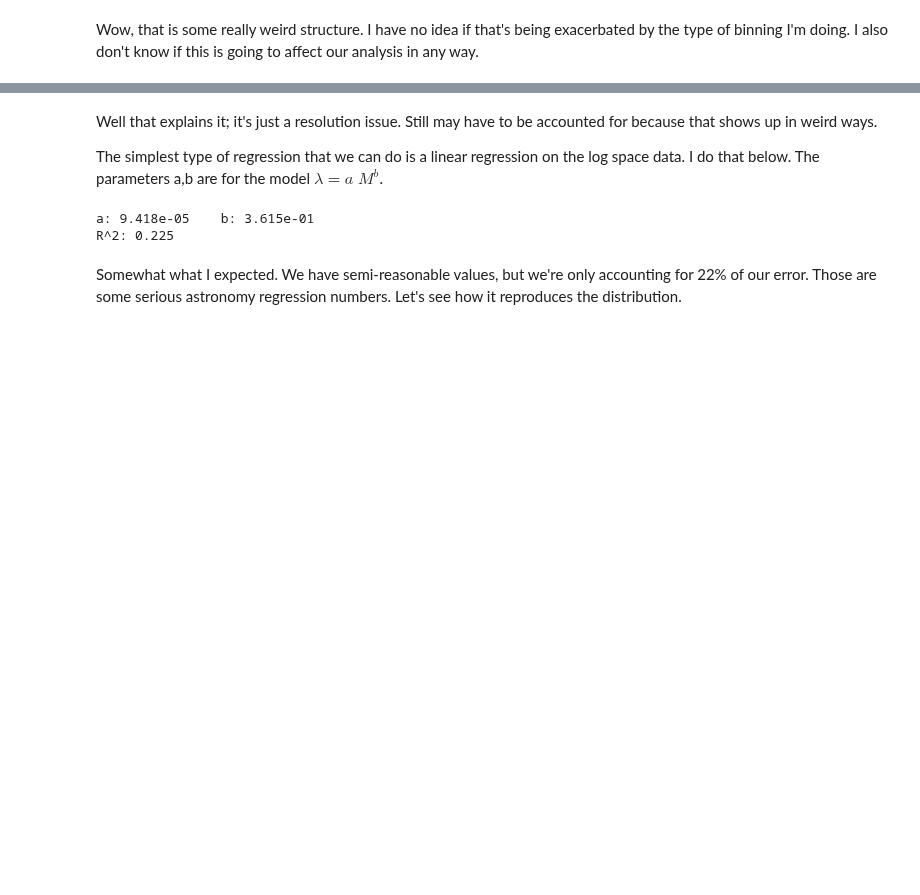
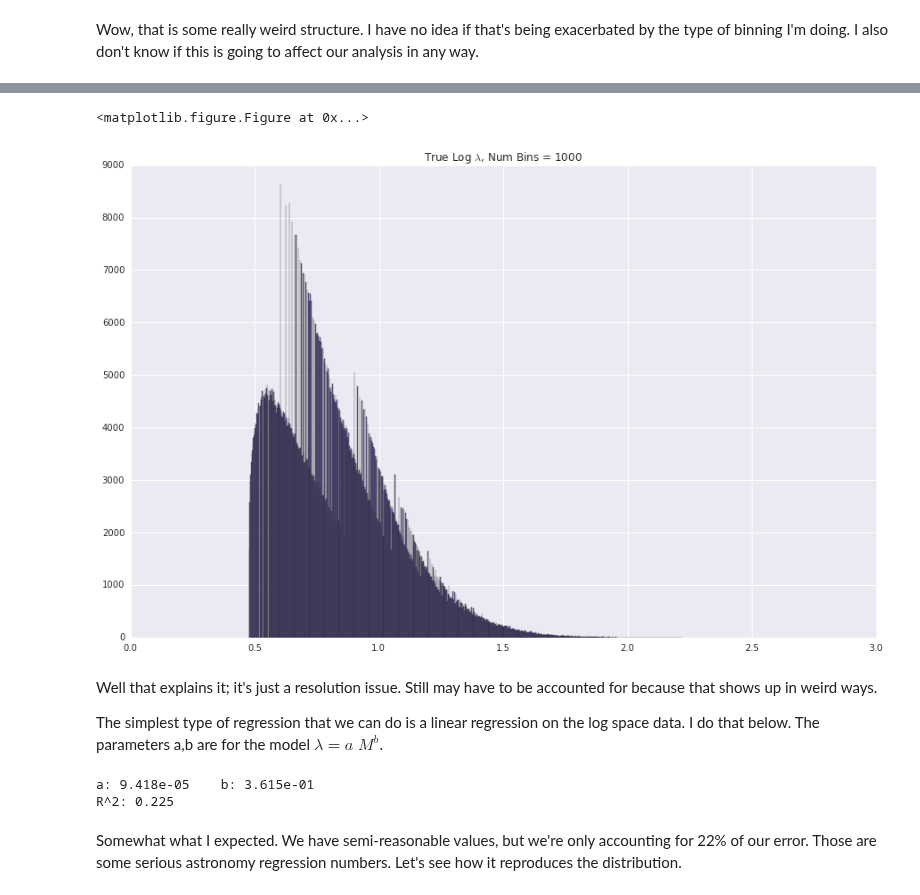
Before and after one commit to Ravirajadrangi/ClusterMassInference, a Jupyter notebook: Playing With Catalog V2.ipynb, the cells around one changed output, grey strips where cells are left out. Drawn from its saved outputs; the diff is of its cells as text; code cells hidden in the pictures; blank space fills up the shorter version.

```diff
--- a/Playing With Catalog V2.ipynb
+++ b/Playing With Catalog V2.ipynb
@@ -87,3 +106,14 @@ plt.plot(sorted(s2))
+# %%
+nBins = 1000
+xlims = [0,3]
+plt.clf()
+plt.figure(figsize = (15,9.5))
+plt.title('True Log $\lambda$, Num Bins = %d'%nBins)
+plt.hist(logRich, bins = nBins, color = next(palette));
+plt.xlim(xlims);
+# %% [output]
+<matplotlib.figure.Figure at 0x...>
+[figure, added]
 # %% [markdown]
 Well that explains it; it's just a resolution issue. Still may have to be accounted for because that shows up in weird ways.
 
```
Also changed, not shown: parts of 12 cells of this notebook.
